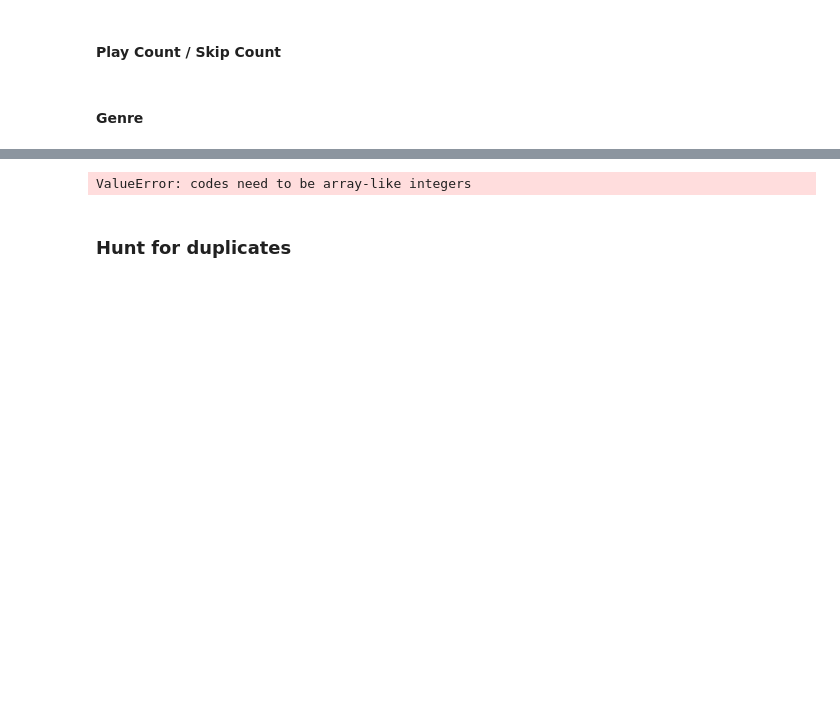
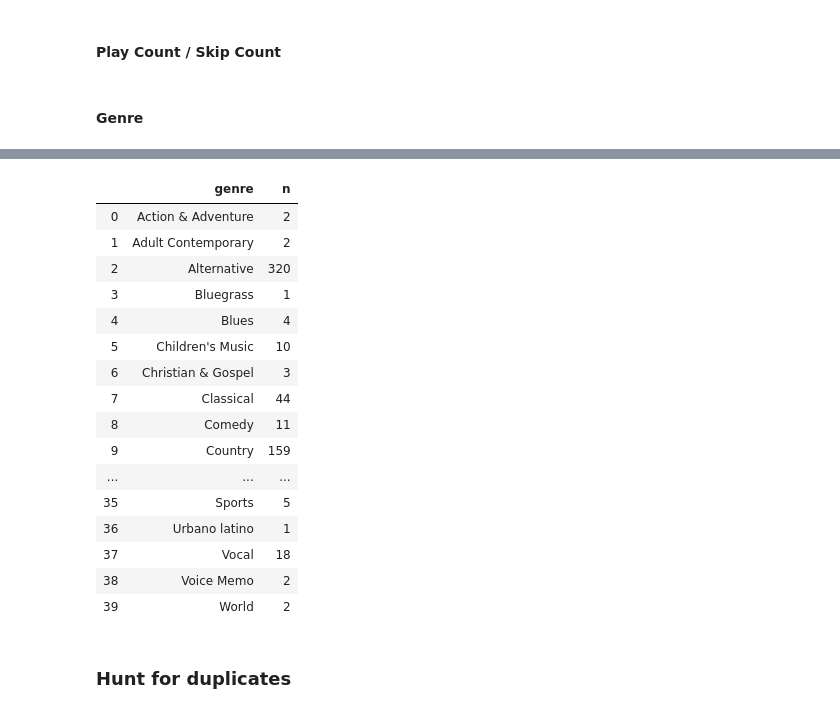
Before and after one commit to bakera81/itunesutils, a Jupyter notebook: python/anthonys-data-adventure.ipynb, the cells around one changed output, grey strips where cells are left out. Saved outputs shown, nothing was run; the diff lists cells and outputs as text; code cells hidden in the pictures; blank space fills up the shorter version.

Commit message:
fix genre remapping

```diff
--- a/python/anthonys-data-adventure.ipynb
+++ b/python/anthonys-data-adventure.ipynb
@@ -362,35 +347,0 @@ play_counts = (
-# %%
-from siuba.dply.forcats import fct_collapse
-
-genre_map = {
-    "Hip-Hop/Rap": [
-        "East Coast Rap",
-        "Gangsta Rap",
-        "Hardcore Rap",
-        "Hip Hop/Rap",
-        "Hip-Hop",
-        "Hip-hop & Rap",
-        "Rap",
-    ],
-    "R&B/Soul": ["R&B", "Soul"],
-    "Folk": "Traditional Folk",
-    "Dance": "Trance",
-}
-
-# genre_map = {
-#     'East Coast Rap': 'Hip-Hop/Rap',
-#     'Gangsta Rap': 'Hip-Hop/Rap',
-#     'Hardcore Rap': 'Hip-Hop/Rap',
-#     'Hip Hop/Rap': 'Hip-Hop/Rap',
-#     'Hip-Hop': 'Hip-Hop/Rap',
-#     'Hip-hop & Rap': 'Hip-Hop/Rap',
-#     'Rap': 'Hip-Hop/Rap',
-#     'R&B': 'R&B/Soul',
-#     'Soul': 'R&B/Soul',
-#     'Traditional Folk': 'Folk',
-#     'Trance': 'Dance',
-# }
-
-(data2 >> mutate(genre=fct_collapse(_.genre, genre_map)))
-# %% [output]
-ValueError: codes need to be array-like integers
@@ -397,2 +388,32 @@ ValueError: codes need to be array-like integers
+# %%
+genre_changes = (
+    data2
+    >> filter(~_.genre.isna())
+    >> mutate(genre=fct_collapse(_.genre, genre_map))
+)
+
+(
+    genre_changes
+    >> count(_.genre)
+    >> arrange(_.genre)
+)
+# %% [output]
+|  | genre | n |
+| 0 | Action & Adventure | 2 |
+| 1 | Adult Contemporary | 2 |
+| 2 | Alternative | 320 |
+| 3 | Bluegrass | 1 |
+| 4 | Blues | 4 |
+| 5 | Children's Music | 10 |
+| 6 | Christian & Gospel | 3 |
+| 7 | Classical | 44 |
+| 8 | Comedy | 11 |
+| 9 | Country | 159 |
+| ... | ... | ... |
+| 35 | Sports | 5 |
+| 36 | Urbano latino | 1 |
+| 37 | Vocal | 18 |
+| 38 | Voice Memo | 2 |
+| 39 | World | 2 |
 # %% [markdown]
 ### Hunt for duplicates
```
Also changed, not shown: parts of 9 cells of this notebook.
